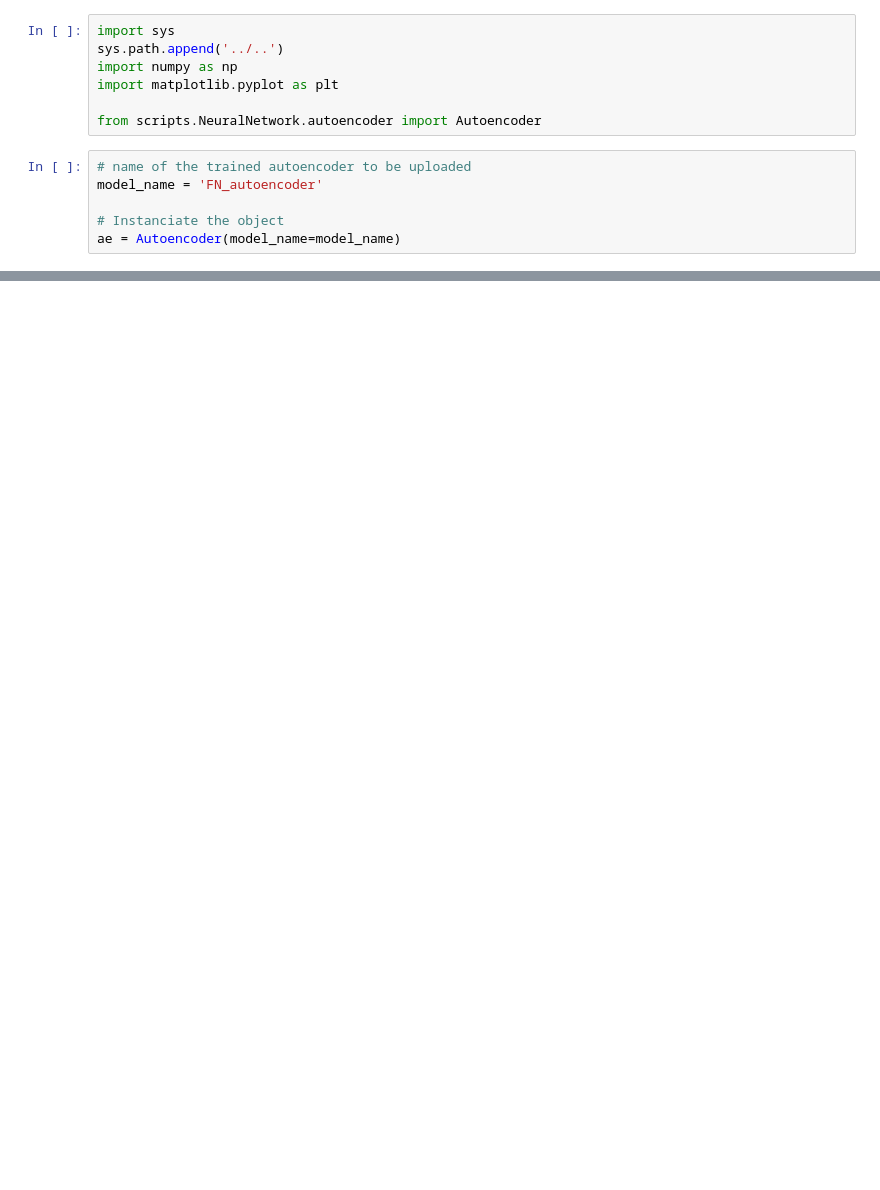
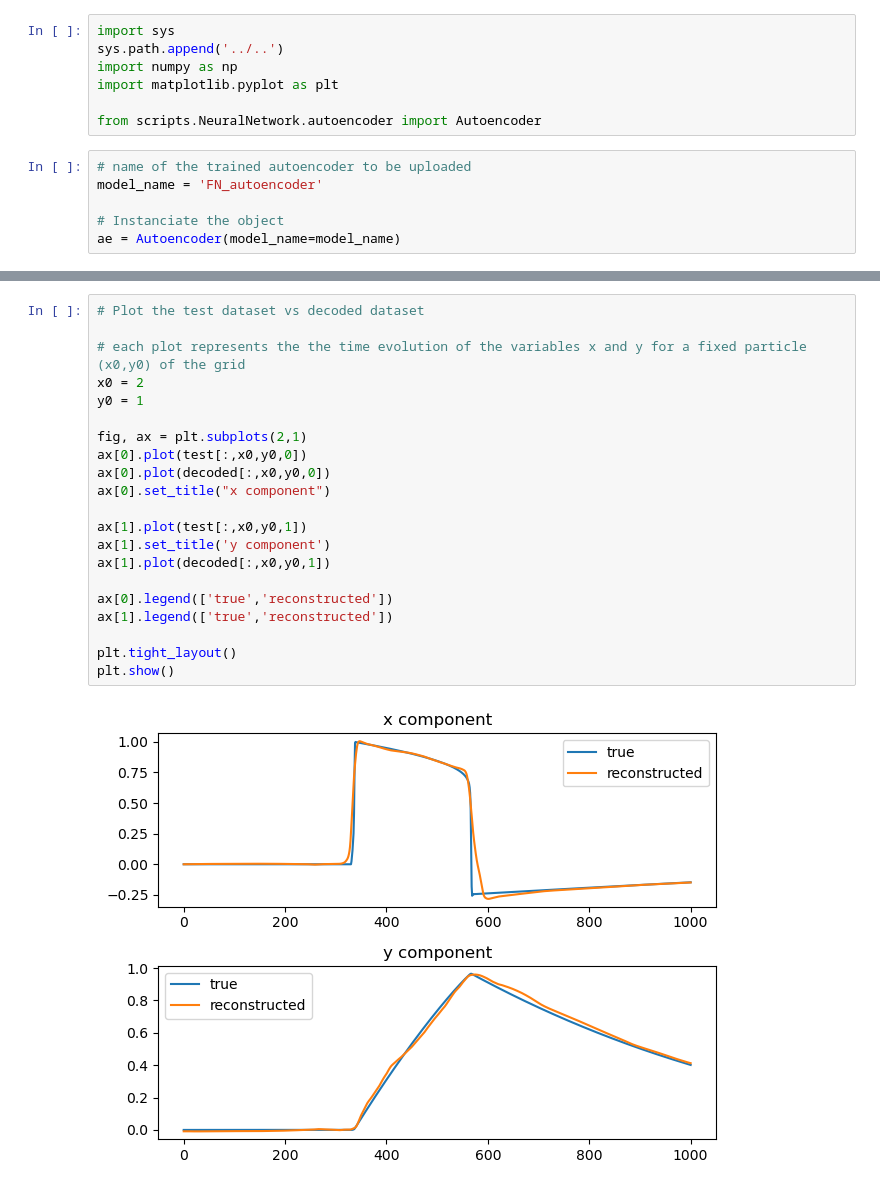
Before and after one commit to ibismanu/PACSproject_LED, a Jupyter notebook: examples/Fithug-Nagumo/test_autoencoder.ipynb, the cells around one changed output, grey strips where cells are left out. Drawn from its saved outputs; the diff is of its cells as text; blank space fills up the shorter version.

```diff
--- a/examples/Fithug-Nagumo/test_autoencoder.ipynb
+++ b/examples/Fithug-Nagumo/test_autoencoder.ipynb
@@ -48,0 +51,23 @@ for i in [100*i for i in range(10)]:
+# %%
+# Plot the test dataset vs decoded dataset
+
+# each plot represents the the time evolution of the variables x and y for a fixed particle (x0,y0) of the grid
+x0 = 2
+y0 = 1
+
+fig, ax = plt.subplots(2,1)
+ax[0].plot(test[:,x0,y0,0])
+ax[0].plot(decoded[:,x0,y0,0])
+ax[0].set_title("x component")
+
+ax[1].plot(test[:,x0,y0,1])
+ax[1].set_title('y component')
+ax[1].plot(decoded[:,x0,y0,1])
+
+ax[0].legend(['true','reconstructed'])
+ax[1].legend(['true','reconstructed'])
+
+plt.tight_layout()
+plt.show()
+# %% [output]
+[figure, added]
```
Also changed, not shown: parts of 2 cells of this notebook, 7 other files.
